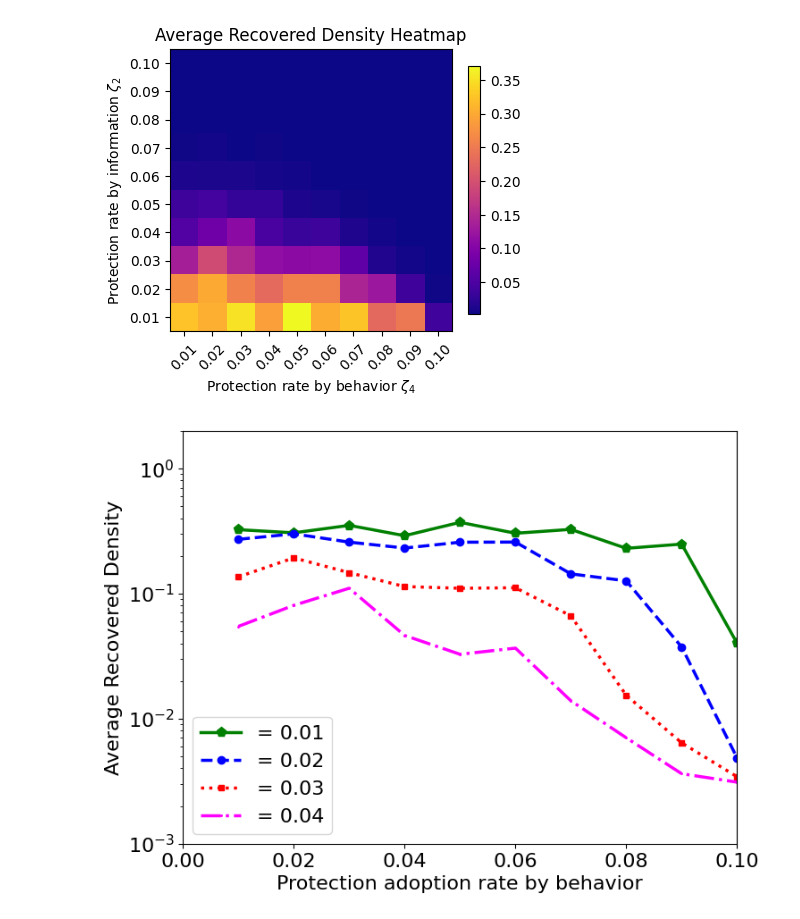
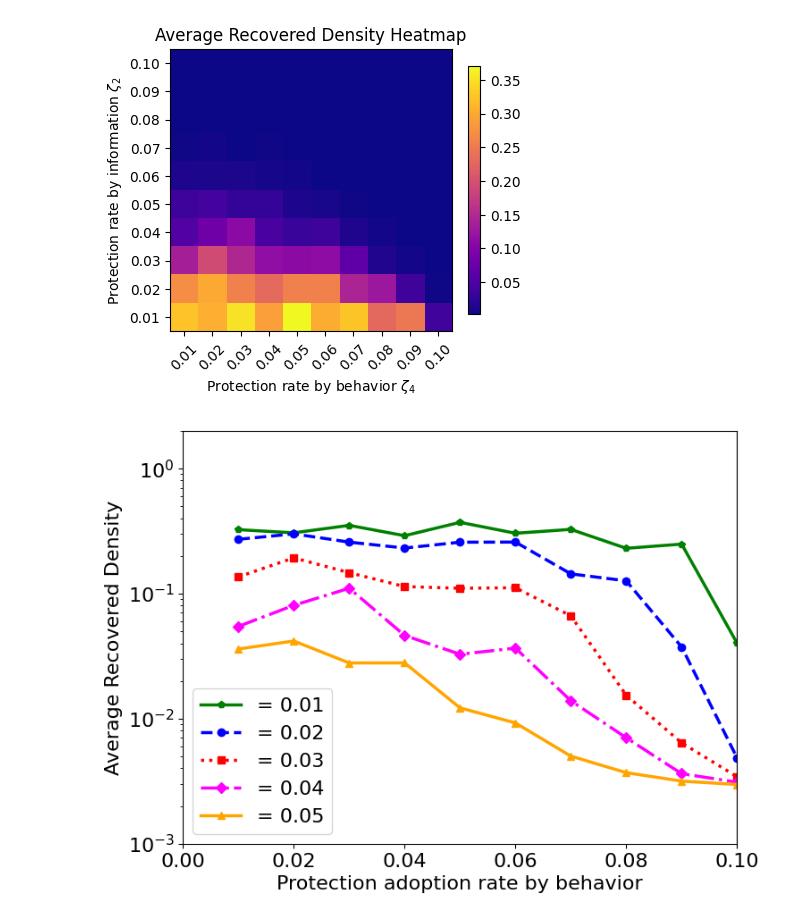
Before and after one commit to Nancy-Shi/ICE_Manuscript, a Jupyter notebook: 3_Layer_Coupling_092523_zeta_2_zeta_4_pairwise_threshold.ipynb, the cells around one changed output. Cells and saved outputs as stored; diff of their text form; code cells hidden in the pictures.

```diff
--- a/3_Layer_Coupling_092523_zeta_2_zeta_4_pairwise_threshold.ipynb
+++ b/3_Layer_Coupling_092523_zeta_2_zeta_4_pairwise_threshold.ipynb
@@ -765,41 +765,41 @@ import matplotlib.pyplot as plt
 # Assuming your data and values are set up as before:
 # results_rho_R3, zeta_4_values3, zeta_2_values3
 
-zeta_2_indices = [0,1,2,3]
+zeta_2_indices = [0,1,2,3,4]
 
 #df = pd.read_csv('/content/drive/My Drive/Network_Tests/rho_R_zeta2_zeta4_pairwise_threshold_fixed_6.csv')
 #results_rho_R5 = df.to_numpy()
 
 # Initialize a plot
 fig, ax = plt.subplots(figsize=(8,6))
 
 from itertools import cycle
-lines = ["-","--",":","-."]
-markers = ["p","o","s","D"]
-sizes = [8, 6, 4, 1]
-colors = ["green","blue", "red","magenta"]
+lines = ["-","--",":","-.","-"]
+markers = ["p","o","s","D","^"]
+sizes = [6, 6, 6, 6, 6]
+colors = ["green","blue", "red","magenta","orange"]
 linecycler = cycle(lines)
 markercycler = cycle(markers)
 sizecycler = cycle(sizes)
 colorcycler = cycle(colors)
 
 # Loop over the selected zeta_2 indices
 for index in zeta_2_indices:
     density_values = results_rho_R5[index, :]
     ax.plot(zeta_4_values5, density_values, label=f'= {zeta_2_values5[index]:.2f}', linewidth=2.5, linestyle = next(linecycler), markersize = next(sizecycler), marker = next(markercycler), color = next(colorcycler))
 
 # Setting labels, legend and title
 ax.set_xlabel('Protection adoption rate by behavior', fontsize = 16)
 ax.set_ylabel('Average Recovered Density', fontsize = 16)
 #ax.set_title('Log-transformed Average Recovered Density \n for Selected values', fontsize = 12)
 ax.set_yscale('log')  # Set y-axis to be logarithmic
 plt.rc('xtick', labelsize=16)
 plt.rc('ytick', labelsize=16)
 plt.xlim([0.00,0.10])
 plt.ylim([10**(-3),2])
 ax.legend(fontsize = 16)
 
 # Display the plot
 plt.show()
 # %% [output]
-[figure, old version]
+[figure, new version]
```
